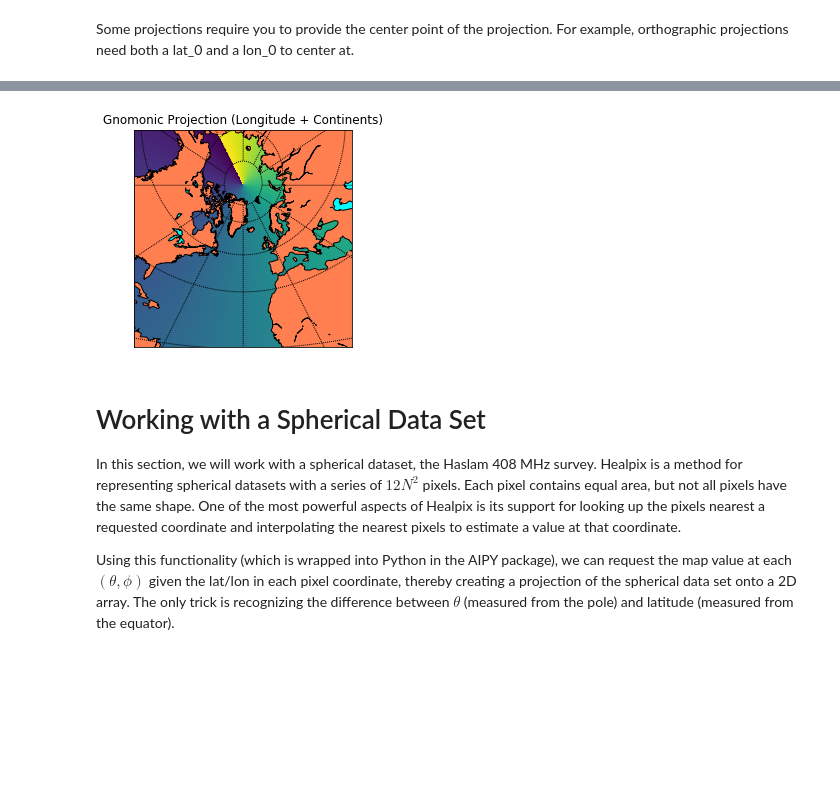
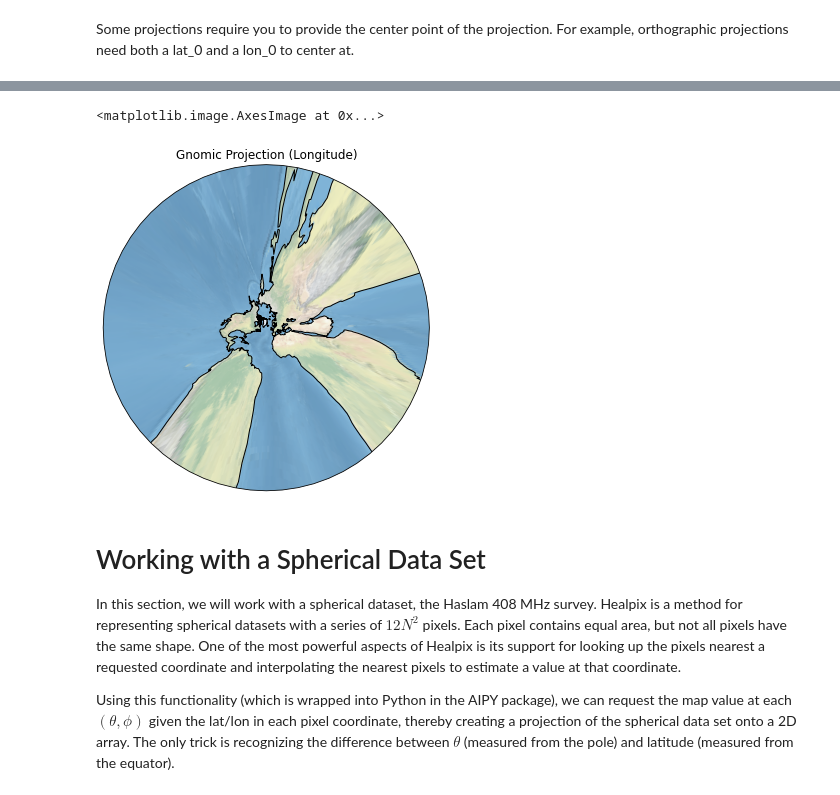
Before and after one commit to AaronParsons/ugradio, a Jupyter notebook: jupyter_tutorials/lab4/map_projections.ipynb, the cells around one changed output, grey strips where cells are left out. Drawn from its saved outputs; the diff is of its cells as text; code cells hidden in the pictures; blank space fills up the shorter version.

```diff
--- a/jupyter_tutorials/lab4/map_projections.ipynb
+++ b/jupyter_tutorials/lab4/map_projections.ipynb
@@ -146,15 +121,15 @@ Basemap has a lot of other things it can do.  Some is very useful.  Some is irre
-# %%
-m = Basemap(width=15e6,height=15e6,projection='gnom',lat_0=60.,lon_0=-30.)
-lons,lats = m.makegrid(1000,500)
-m.imshow(lons)
-m.drawcoastlines()
-m.fillcontinents(color='coral',lake_color='aqua')
-m.drawparallels(np.arange(10,90,20))
-m.drawmeridians(lon_lines)
-plt.title('Gnomonic Projection (Longitude + Continents)')
-plt.show()
-# %% [output]
-[figure, removed]
+# %%
+proj = ccrs.Gnomonic(central_latitude=60, central_longitude=-30)
+
+fig = plt.figure(figsize=(6,6))
+ax = plt.axes(projection=proj)
+
+ax.set_title('Gnomic Projection (Longitude)')
+ax.coastlines()
+ax.stock_img()
+# %% [output]
+<matplotlib.image.AxesImage at 0x...>
+[figure, added]
 # %% [markdown]
 # Working with a Spherical Data Set
 
```
Also changed, not shown: parts of 17 cells of this notebook.
